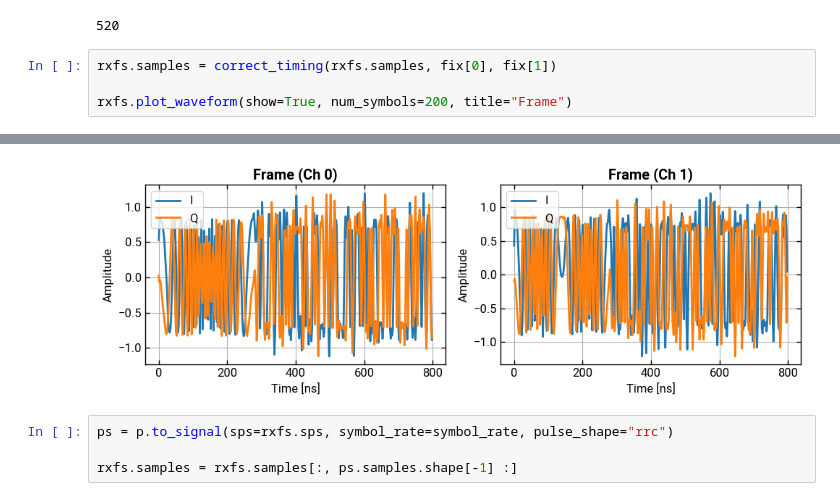
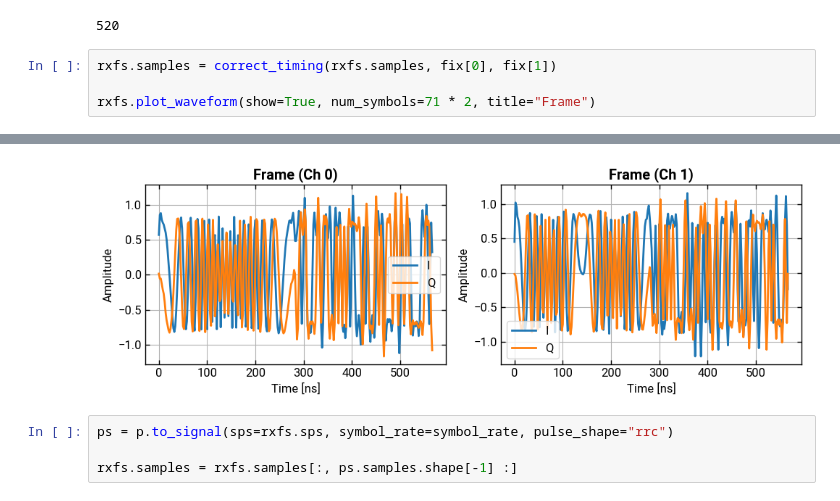
Before and after one commit to lokgar/commstools, a Jupyter notebook: examples/03-frames.ipynb, the cells around one changed output, grey strips where cells are left out. Drawn from its saved outputs; the diff is of its cells as text.

```diff
--- a/examples/03-frames.ipynb
+++ b/examples/03-frames.ipynb
@@ -69,5 +75,5 @@ fix = estimate_timing(rxfs, p, debug_plot=True, dft_upsample=16)
 # %%
 rxfs.samples = correct_timing(rxfs.samples, fix[0], fix[1])
 
-rxfs.plot_waveform(show=True, num_symbols=200, title="Frame")
+rxfs.plot_waveform(show=True, num_symbols=71 * 2, title="Frame")
 # %% [output]
@@ -75,4 +81,4 @@ rxfs.plot_waveform(show=True, num_symbols=200, title="Frame")
-[figure, old version]
+[figure, new version]
 # %%
 ps = p.to_signal(sps=rxfs.sps, symbol_rate=symbol_rate, pulse_shape="rrc")
 
```
Also changed, not shown: parts of 3 cells of this notebook, 3 other files.
